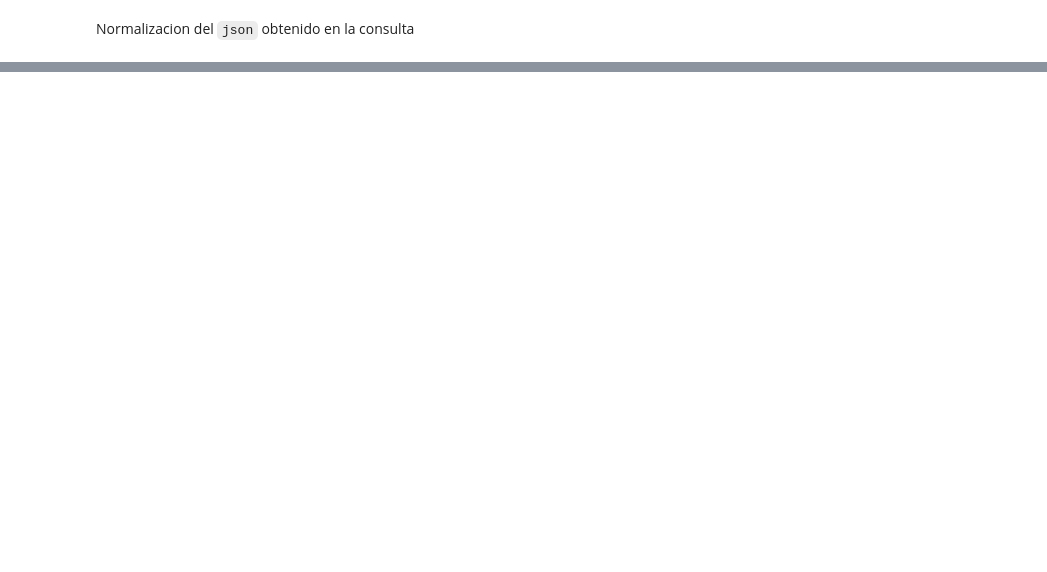
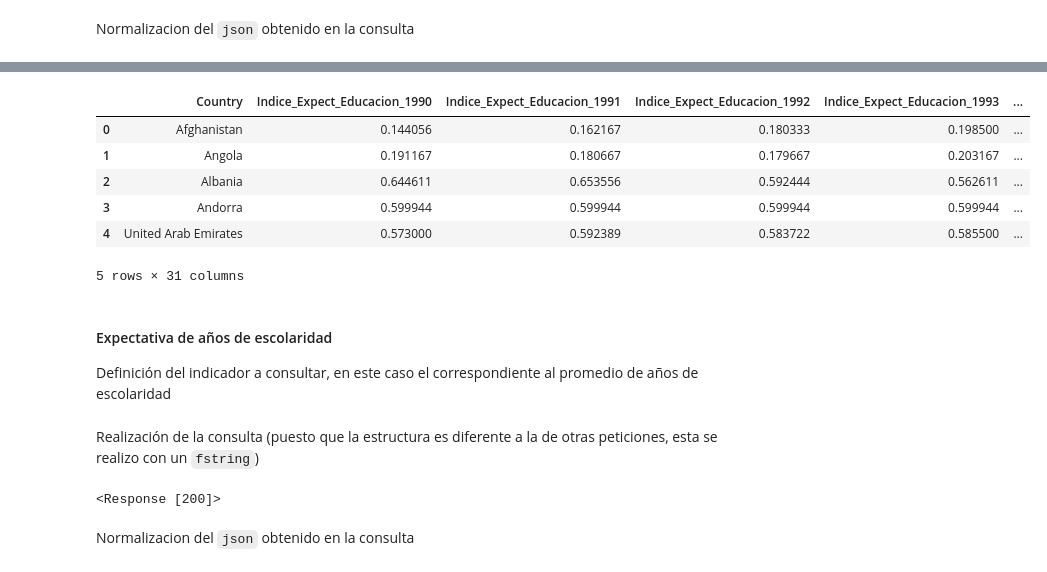
Before and after one commit to Team-17-Bedu/proyecto_python, a Jupyter notebook: Notebooks/Indice de Desarrollo Humano.ipynb, the cells around one changed output, grey strips where cells are left out. Saved outputs shown, nothing was run; the diff lists cells and outputs as text; code cells hidden in the pictures; blank space fills up the shorter version.

```diff
--- a/Notebooks/Indice de Desarrollo Humano.ipynb
+++ b/Notebooks/Indice de Desarrollo Humano.ipynb
@@ -107,0 +151,25 @@ df
+# %%
+for year in range(1990, 2020):
+    year = str(year)
+    indices = []
+    for cell in expectativa[year]:
+        try:
+            indices.append((float(cell) - 0) / (18 - 0))
+        except:
+            indices.append(0)
+    expectativa[f'Indice_Expect_Educacion_{year}'] = indices
+
+expectativa = expectativa.drop([str(i) for i in range(1990, 2020)],axis=1)
+# %%
+expectativa.head()
+# %% [output]
+|  | Country | Indice_Expect_Educacion_1990 | Indice_Expect_Educacion_1991 | Indice_Expect_Educacion_1992 | Indice_Expect_Educacion_1993 | ... |
+| 0 | Afghanistan | 0.144056 | 0.162167 | 0.180333 | 0.198500 | ... |
+| 1 | Angola | 0.191167 | 0.180667 | 0.179667 | 0.203167 | ... |
+| 2 | Albania | 0.644611 | 0.653556 | 0.592444 | 0.562611 | ... |
+| 3 | Andorra | 0.599944 | 0.599944 | 0.599944 | 0.599944 | ... |
+| 4 | United Arab Emirates | 0.573000 | 0.592389 | 0.583722 | 0.585500 | ... |
+5 rows × 31 columns
+# %% [markdown]
+#### Expectativa de años de escolaridad
+Definición del indicador a consultar, en este caso el correspondiente al promedio de años de escolaridad
@@ -107,0 +178,9 @@ df
+# %% [markdown]
+Realización de la consulta (puesto que la estructura es diferente a la de otras peticiones, esta se realizo con un `fstring`)
+# %%
+data = session.get(f'http://ec2-54-174-131-205.compute-1.amazonaws.com/API/HDRO_API.php/indicator_id={indicator}/structure=yic')
+data
+# %% [output]
+<Response [200]>
+# %% [markdown]
+Normalizacion del `json` obtenido en la consulta
```
Also changed, not shown: parts of 32 cells of this notebook.
